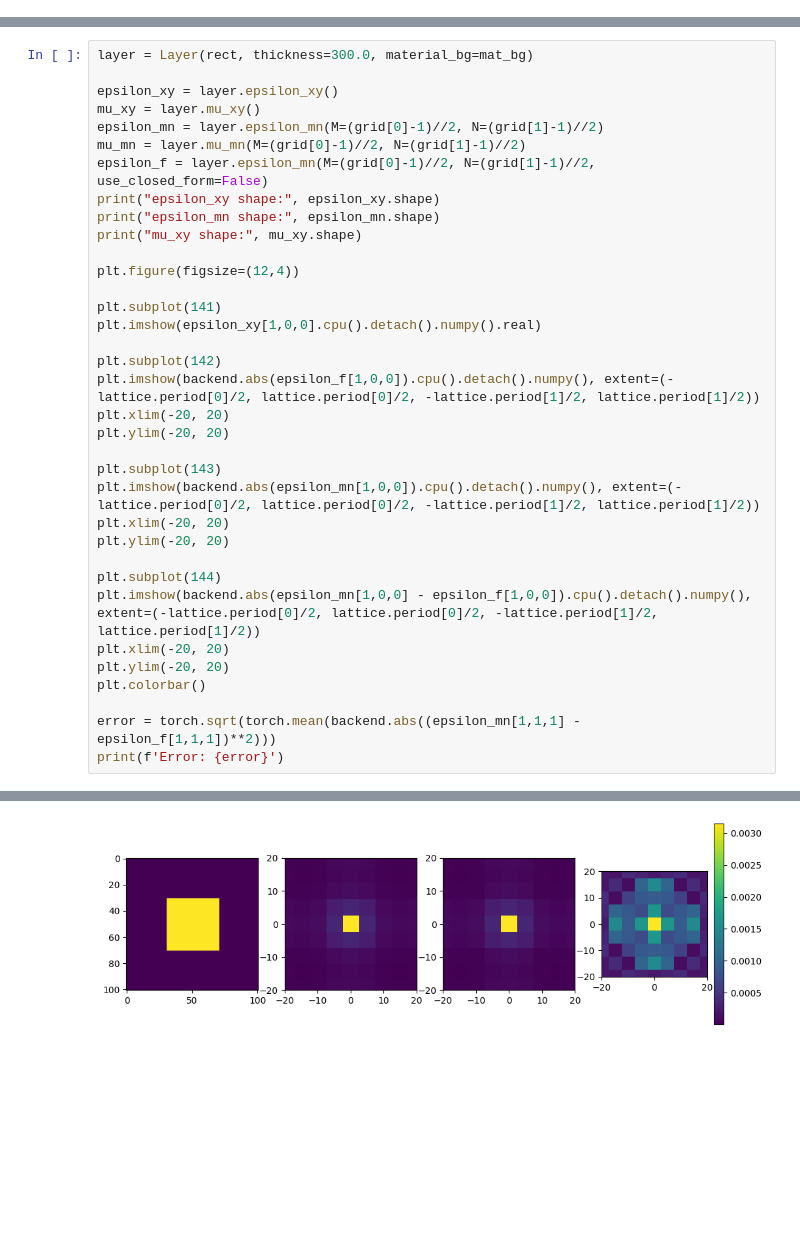
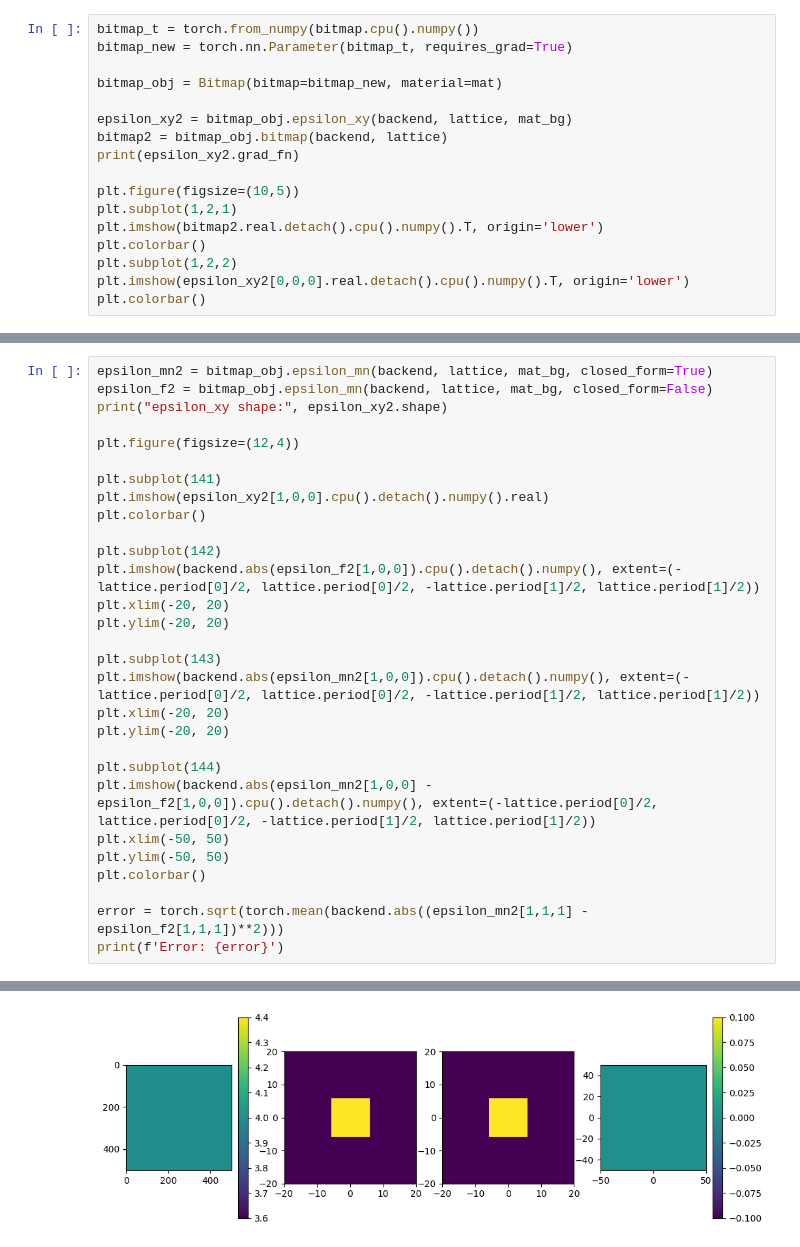
Before and after one commit to RodionovSA/metarcwa, a Jupyter notebook: test.ipynb, the cells around one changed output, grey strips where cells are left out. Cells and saved outputs as stored; diff of their text form; blank space fills up the shorter version.

```diff
--- a/test.ipynb
+++ b/test.ipynb
@@ -160,0 +99,17 @@ Error: 0.0002830599462756469
+# %%
+bitmap_t = torch.from_numpy(bitmap.cpu().numpy())
+bitmap_new = torch.nn.Parameter(bitmap_t, requires_grad=True)
+
+bitmap_obj = Bitmap(bitmap=bitmap_new, material=mat)
+
+epsilon_xy2 = bitmap_obj.epsilon_xy(backend, lattice, mat_bg)
+bitmap2 = bitmap_obj.bitmap(backend, lattice)
+print(epsilon_xy2.grad_fn)
+
+plt.figure(figsize=(10,5))
+plt.subplot(1,2,1)
+plt.imshow(bitmap2.real.detach().cpu().numpy().T, origin='lower')
+plt.colorbar()
+plt.subplot(1,2,2)
+plt.imshow(epsilon_xy2[0,0,0].real.detach().cpu().numpy().T, origin='lower')
+plt.colorbar()
@@ -161,36 +120,30 @@ Error: 0.0002830599462756469
 # %%
-layer = Layer(rect, thickness=300.0, material_bg=mat_bg)
-
-epsilon_xy = layer.epsilon_xy()
-mu_xy = layer.mu_xy()
-epsilon_mn = layer.epsilon_mn(M=(grid[0]-1)//2, N=(grid[1]-1)//2)
-mu_mn = layer.mu_mn(M=(grid[0]-1)//2, N=(grid[1]-1)//2)
-epsilon_f = layer.epsilon_mn(M=(grid[0]-1)//2, N=(grid[1]-1)//2, use_closed_form=False)
-print("epsilon_xy shape:", epsilon_xy.shape)
-print("epsilon_mn shape:", epsilon_mn.shape)
-print("mu_xy shape:", mu_xy.shape)
+epsilon_mn2 = bitmap_obj.epsilon_mn(backend, lattice, mat_bg, closed_form=True)
+epsilon_f2 = bitmap_obj.epsilon_mn(backend, lattice, mat_bg, closed_form=False)
+print("epsilon_xy shape:", epsilon_xy2.shape)
 
 plt.figure(figsize=(12,4))
 
 plt.subplot(141)
-plt.imshow(epsilon_xy[1,0,0].cpu().detach().numpy().real)
+plt.imshow(epsilon_xy2[1,0,0].cpu().detach().numpy().real)
+plt.colorbar()
 
 plt.subplot(142)
-plt.imshow(backend.abs(epsilon_f[1,0,0]).cpu().detach().numpy(), extent=(-lattice.period[0]/2, lattice.period[0]/2, -lattice.period[1]/2, lattice.period[1]/2))
+plt.imshow(backend.abs(epsilon_f2[1,0,0]).cpu().detach().numpy(), extent=(-lattice.period[0]/2, lattice.period[0]/2, -lattice.period[1]/2, lattice.period[1]/2))
 plt.xlim(-20, 20)
 plt.ylim(-20, 20)
 
 plt.subplot(143)
-plt.imshow(backend.abs(epsilon_mn[1,0,0]).cpu().detach().numpy(), extent=(-lattice.period[0]/2, lattice.period[0]/2, -lattice.period[1]/2, lattice.period[1]/2))
+plt.imshow(backend.abs(epsilon_mn2[1,0,0]).cpu().detach().numpy(), extent=(-lattice.period[0]/2, lattice.period[0]/2, -lattice.period[1]/2, lattice.period[1]/2))
 plt.xlim(-20, 20)
 plt.ylim(-20, 20)
 
 plt.subplot(144)
-plt.imshow(backend.abs(epsilon_mn[1,0,0] - epsilon_f[1,0,0]).cpu().detach().numpy(), extent=(-lattice.period[0]/2, lattice.period[0]/2, -lattice.period[1]/2, lattice.period[1]/2))
-plt.xlim(-20, 20)
-plt.ylim(-20, 20)
+plt.imshow(backend.abs(epsilon_mn2[1,0,0] - epsilon_f2[1,0,0]).cpu().detach().numpy(), extent=(-lattice.period[0]/2, lattice.period[0]/2, -lattice.period[1]/2, lattice.period[1]/2))
+plt.xlim(-50, 50)
+plt.ylim(-50, 50)
 plt.colorbar()
 
-error = torch.sqrt(torch.mean(backend.abs((epsilon_mn[1,1,1] - epsilon_f[1,1,1])**2)))
+error = torch.sqrt(torch.mean(backend.abs((epsilon_mn2[1,1,1] - epsilon_f2[1,1,1])**2)))
 print(f'Error: {error}')
 # %% [output]
@@ -201 +152 @@ Error: 0.0002926418594724337
-[figure, old version]
+[figure, new version]
```
Also changed, not shown: parts of 16 cells of this notebook, 14 other files.
